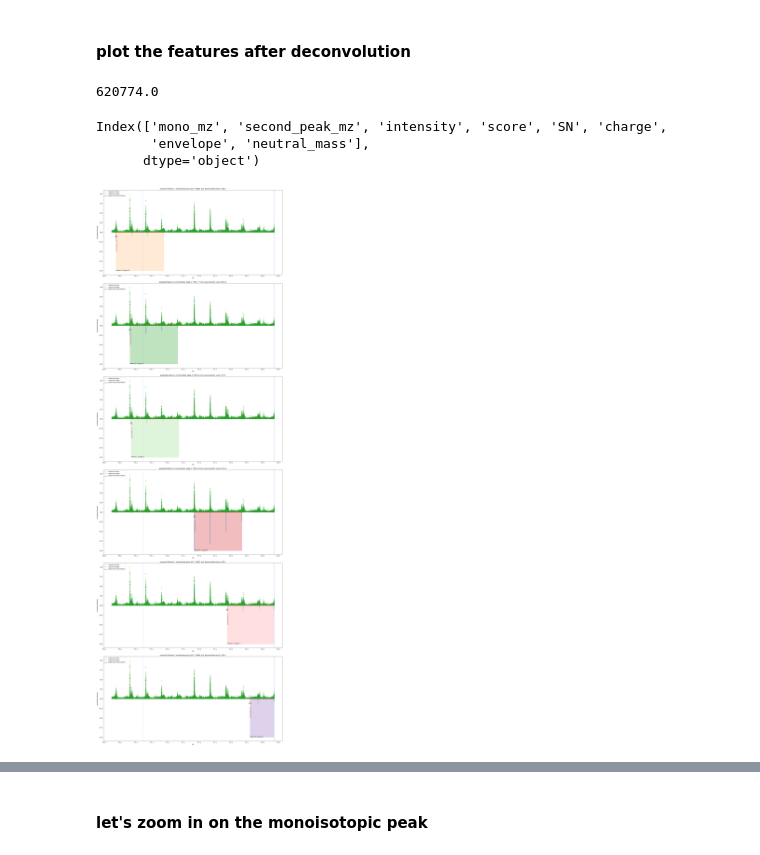
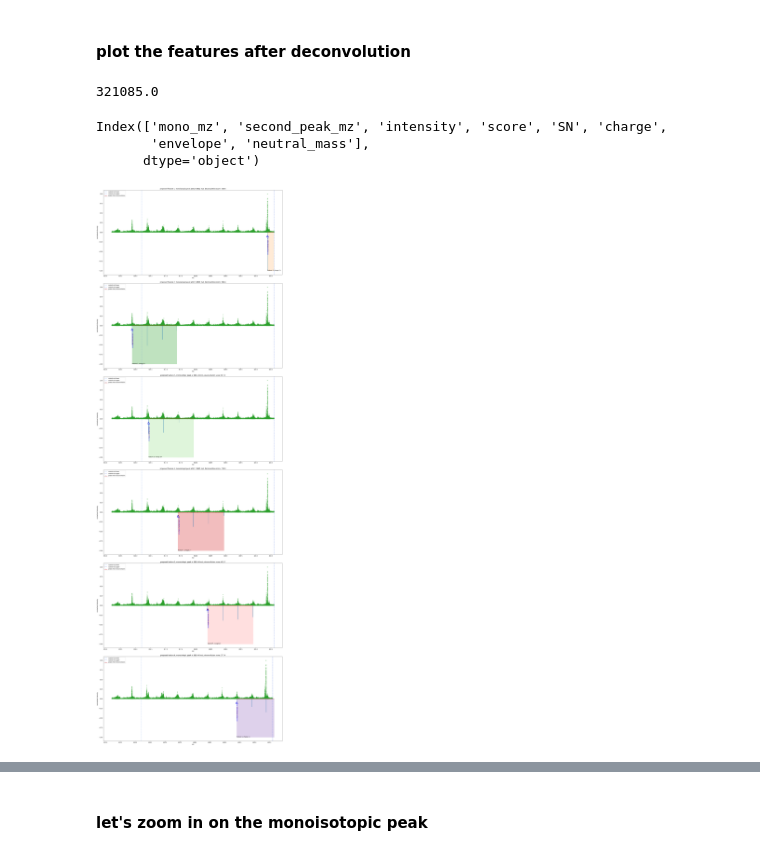
Before and after one commit to WEHI-Proteomics/tfde, a Jupyter notebook: notebooks/paper 2 - visualising before and after ms1 intensity descent.ipynb, the cells around one changed output, grey strips where cells are left out. Cells and saved outputs as stored; diff of their text form; code cells hidden in the pictures.

```diff
--- a/notebooks/paper 2 - visualising before and after ms1 intensity descent.ipynb
+++ b/notebooks/paper 2 - visualising before and after ms1 intensity descent.ipynb
@@ -27,8 +27,9 @@ idents_df = d['features_df']
 # precursor_cuboid_id
 
 # some good precursors for analysis
-precursor_cuboid_id = 23911
-# precursor_cuboid_id = 18601
+# precursor_cuboid_id = 23911
+precursor_cuboid_id = 18601
+# precursor_cuboid_id = 35173
 # %% [markdown]
 #### generate the visualisation file
 
@@ -143,27 +134,0 @@ after_subset_df.normalised_intensity = after_subset_df.intensity / after_subset_
-# %%
-f, ax = plt.subplots()
-colors = ['tab:blue', 'tab:orange', 'tab:green', 'tab:red', 'tab:purple', 'tab:brown', 'tab:pink', 'tab:gray', 'tab:olive', 'tab:cyan']
-
-ax.scatter(before_subset_df.mz, before_subset_df.normalised_intensity, marker='o', color='tab:green', lw=0, s=30, alpha=0.4)
-
-markerline, stemlines, baseline = ax.stem(after_subset_df.mz, -after_subset_df.normalised_intensity, markerfmt=" ", use_line_collection=True, label='after')
-plt.setp(markerline, 'color', 'tab:purple')
-plt.setp(stemlines, 'color', 'tab:purple')
-plt.setp(baseline, 'color', 'tab:gray')
-
-plt.xlabel('m/z')
-plt.ylabel('normalised intensity')
-f.set_figheight(8)
-f.set_figwidth(15)
-
-nearest = 0.1
-range_l = round(before_subset_df.mz.min() / nearest) * nearest
-range_u = round(before_subset_df.mz.max() / nearest) * nearest
-
-ax.set_xticks(np.linspace(range_l, range_u, num=10, endpoint=True))
-ax.ticklabel_format(useOffset=False)
-
-plt.margins(0.06)
-plt.legend(loc='best')
-plt.title('Raw ms1 spectra for a precursor cuboid\nprecursor cuboid {}, run {}, experiment {}'.format(precursor_cuboid_id, run_name, experiment_name))
-plt.show()
@@ -181,7 +180,7 @@ for idx,row in enumerate(features_df.itertuples()):
     max_envelope_intensity = max(max_envelope_intensity,envelope_df.intensity.max())
 max_envelope_intensity
 # %% [output]
-620774.0
+321085.0
 # %%
 features_df.columns
 # %% [output]
@@ -215,31 +214,36 @@ for idx,row in enumerate(features_df.itertuples()):
     ax.text(x=envelope[0][0], y=-1.0, s='feature {}, charge {}+'.format(feature_id, row.charge))
 
     # determine the peaks from the envelope
     envelope_df = pd.DataFrame(envelope, columns=['mz','intensity'])
     envelope_df['normalised_intensity'] = envelope_df.intensity / max_envelope_intensity
 
     # plot the peaks from deconvolution
     markerline, stemlines, baseline = ax.stem(envelope_df.mz, -envelope_df.normalised_intensity, markerfmt=" ", use_line_collection=True, label='peaks from deconvolution')
 
     # show the monoisotopic m/z determined by deconvolution
     ax.plot(row.mono_mz, -0.1, marker='^', markerfacecolor='none', markeredgecolor='brown', linestyle='', markeredgewidth=2, ms=15)
     text_style = dict(size=10, color='brown', verticalalignment='center', horizontalalignment='left')
     ax.text(row.mono_mz, -0.35, "monoisotopic m/z", **text_style, rotation='vertical')
 
+    # show the monoisotopic m/z from the envelope
+    ax.plot(envelope[0][0], -0.1, marker='^', markerfacecolor='none', markeredgecolor='blue', linestyle='', markeredgewidth=2, ms=15)
+    text_style = dict(size=10, color='blue', verticalalignment='center', horizontalalignment='left')
+    ax.text(row.mono_mz, -0.35, "envelope monoisotopic m/z", **text_style, rotation='vertical')
+
     ax.axvline(x=metadata_d['mz_lower'], linestyle=':', color='cornflowerblue', linewidth=2, label='cuboid m/z lower')
     ax.axvline(x=metadata_d['mz_upper'], linestyle=':', color='royalblue', linewidth=2, label='cuboid m/z upper')
 
     nearest = 0.5
     range_l = round(before_df.mz.min() / nearest) * nearest
     range_u = round(before_df.mz.max() / nearest) * nearest
     ax.set_xticks(np.arange(range_l,range_u+nearest,nearest))
 
     ax.set_xlabel('m/z')
     ax.set_ylabel('normalised intensity')
     ax.legend(loc='best')
 
     ax.set_title('proposed feature {}, monoisotopic peak at {} m/z, deconvolution score: {}'.format(feature_id, round(row.mono_mz,4), round(row.score,1)))
 
 plt.show()
 # %% [output]
-[figure, old version]
+[figure, new version]
```
Also changed, not shown: parts of 24 cells of this notebook, 3 other files.
